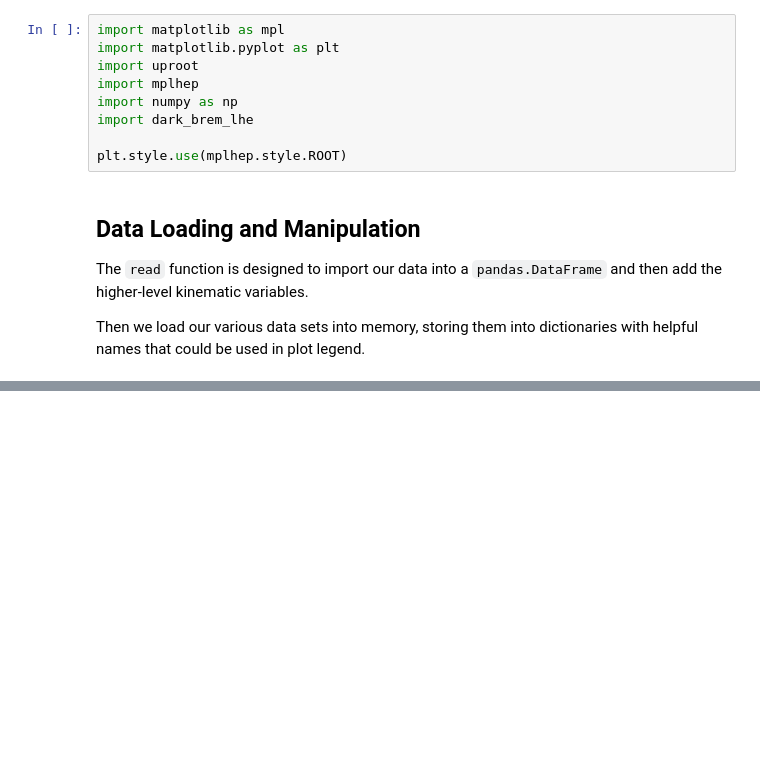
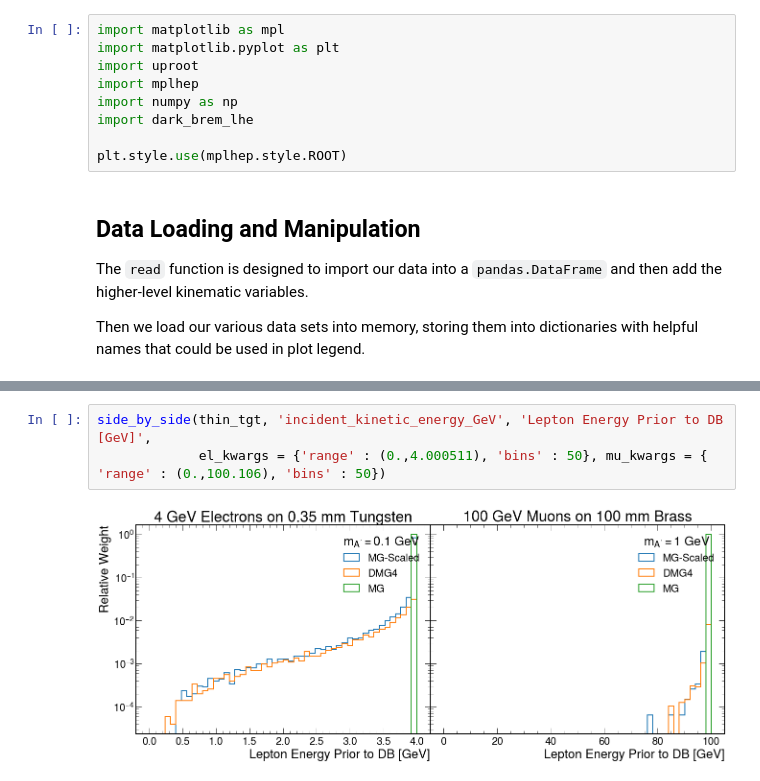
Before and after one commit to tomeichlersmith/ldmx-sim-technique, a Jupyter notebook: ana/plot-dev.ipynb, the cells around one changed output, grey strips where cells are left out. Cells and saved outputs as stored; diff of their text form; blank space fills up the shorter version.

```diff
--- a/ana/plot-dev.ipynb
+++ b/ana/plot-dev.ipynb
@@ -207,0 +142,5 @@ plt.show()
+# %%
+side_by_side(thin_tgt, 'incident_kinetic_energy_GeV', 'Lepton Energy Prior to DB [GeV]',
+             el_kwargs = {'range' : (0.,4.000511), 'bins' : 50}, mu_kwargs = { 'range' : (0.,100.106), 'bins' : 50})
+# %% [output]
+[figure, added]
```
Also changed, not shown: parts of 25 cells of this notebook.
